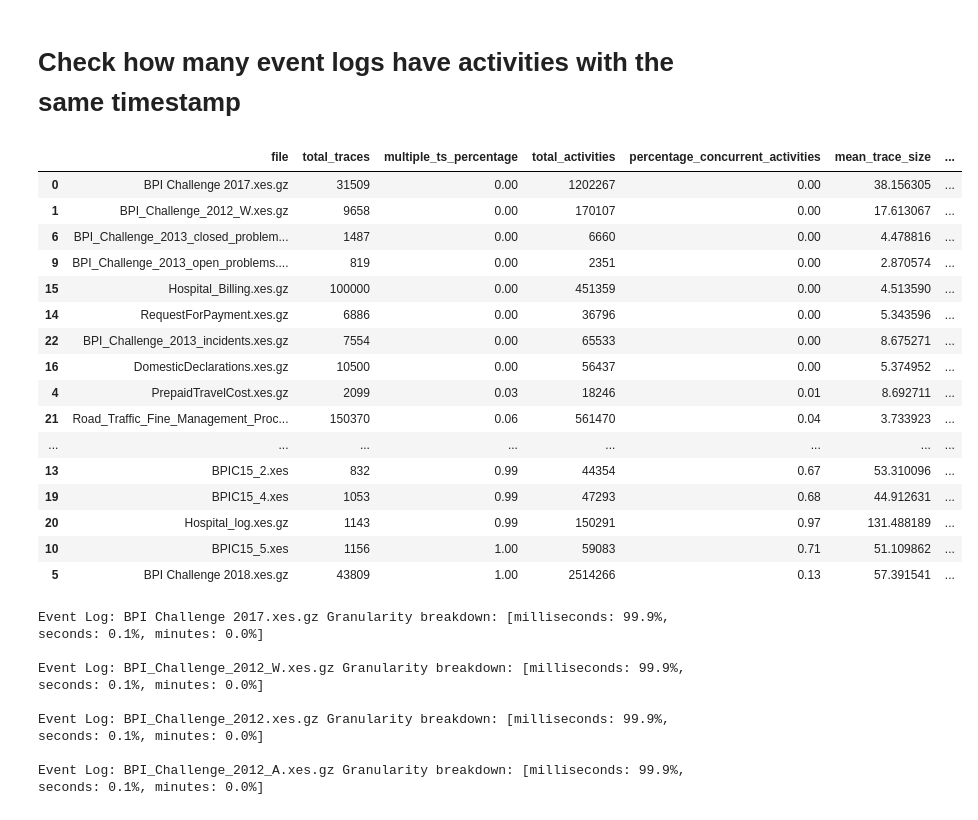
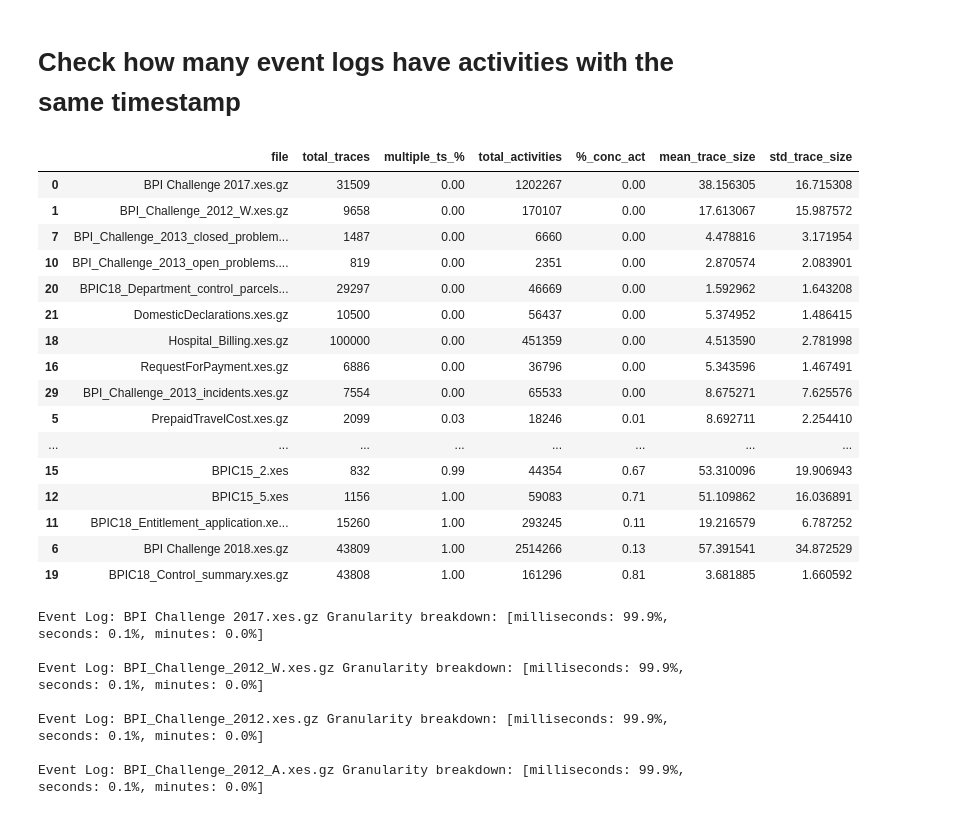
Before and after one commit to BernoldAZ/partial_order_predictions, a Jupyter notebook: Check_logs.ipynb, the cells around one changed output. Saved outputs shown, nothing was run; the diff lists cells and outputs as text; code cells hidden in the pictures.

```diff
--- a/Check_logs.ipynb
+++ b/Check_logs.ipynb
@@ -0,0 +5,9 @@
+# %%
+from split_bpi2018_by_doctype import load_log,verify_split, split_by_doctype
+
+log_path ="all_event_logs/BPI Challenge 2018.xes.gz"
+out_dir = "all_event_logs"
+
+source_log, df = load_log(log_path)
+print(df['doctype'].value_counts())
+split_by_doctype(df, source_log, out_dir)
@@ -171,34 +203,34 @@ def summarize_duplicates_text(results):
     print(f"\n{files_with_duplicates} out of {len(valid)} event logs have trace with duplicated timestamps.")
 # %%
 path = "all_event_logs"
-results = analyze_xes_folder_parallel(path,24)
+results = analyze_xes_folder_parallel(path,32)
 # %%
 import pandas as pd
 
 df = pd.DataFrame(results)
-df["multiple_ts_percentage"] = (df["traces_with_duplicates"] / df["total_traces"]).round(2)
-df["percentage_concurrent_activities"] = (df["num_concurrent_activities"] / df["total_activities"]).round(2)
+df["multiple_ts_%"] = (df["traces_with_duplicates"] / df["total_traces"]).round(2)
+df["%_conc_act"] = (df["num_concurrent_activities"] / df["total_activities"]).round(2)
 
-df_view = df[["file", "total_traces", "multiple_ts_percentage", "total_activities", "percentage_concurrent_activities","mean_trace_size","std_trace_size","timestamp_granularity_pcts"]]
-df_view.sort_values(by="multiple_ts_percentage")
+df_view = df[["file", "total_traces", "multiple_ts_%", "total_activities", "%_conc_act","mean_trace_size","std_trace_size"]]
+df_view.sort_values(by="multiple_ts_%")
 # %% [output]
-|  | file | total_traces | multiple_ts_percentage | total_activities | percentage_concurrent_activities | mean_trace_size | ... |
-| 0 | BPI Challenge 2017.xes.gz | 31509 | 0.00 | 1202267 | 0.00 | 38.156305 | ... |
-| 1 | BPI_Challenge_2012_W.xes.gz | 9658 | 0.00 | 170107 | 0.00 | 17.613067 | ... |
-| 6 | BPI_Challenge_2013_closed_problem... | 1487 | 0.00 | 6660 | 0.00 | 4.478816 | ... |
-| 9 | BPI_Challenge_2013_open_problems.... | 819 | 0.00 | 2351 | 0.00 | 2.870574 | ... |
-| 15 | Hospital_Billing.xes.gz | 100000 | 0.00 | 451359 | 0.00 | 4.513590 | ... |
-| 14 | RequestForPayment.xes.gz | 6886 | 0.00 | 36796 | 0.00 | 5.343596 | ... |
-| 22 | BPI_Challenge_2013_incidents.xes.gz | 7554 | 0.00 | 65533 | 0.00 | 8.675271 | ... |
-| 16 | DomesticDeclarations.xes.gz | 10500 | 0.00 | 56437 | 0.00 | 5.374952 | ... |
-| 4 | PrepaidTravelCost.xes.gz | 2099 | 0.03 | 18246 | 0.01 | 8.692711 | ... |
-| 21 | Road_Traffic_Fine_Management_Proc... | 150370 | 0.06 | 561470 | 0.04 | 3.733923 | ... |
+|  | file | total_traces | multiple_ts_% | total_activities | %_conc_act | mean_trace_size | std_trace_size |
+| 0 | BPI Challenge 2017.xes.gz | 31509 | 0.00 | 1202267 | 0.00 | 38.156305 | 16.715308 |
+| 1 | BPI_Challenge_2012_W.xes.gz | 9658 | 0.00 | 170107 | 0.00 | 17.613067 | 15.987572 |
+| 7 | BPI_Challenge_2013_closed_problem... | 1487 | 0.00 | 6660 | 0.00 | 4.478816 | 3.171954 |
+| 10 | BPI_Challenge_2013_open_problems.... | 819 | 0.00 | 2351 | 0.00 | 2.870574 | 2.083901 |
+| 20 | BPIC18_Department_control_parcels... | 29297 | 0.00 | 46669 | 0.00 | 1.592962 | 1.643208 |
+| 21 | DomesticDeclarations.xes.gz | 10500 | 0.00 | 56437 | 0.00 | 5.374952 | 1.486415 |
+| 18 | Hospital_Billing.xes.gz | 100000 | 0.00 | 451359 | 0.00 | 4.513590 | 2.781998 |
+| 16 | RequestForPayment.xes.gz | 6886 | 0.00 | 36796 | 0.00 | 5.343596 | 1.467491 |
+| 29 | BPI_Challenge_2013_incidents.xes.gz | 7554 | 0.00 | 65533 | 0.00 | 8.675271 | 7.625576 |
+| 5 | PrepaidTravelCost.xes.gz | 2099 | 0.03 | 18246 | 0.01 | 8.692711 | 2.254410 |
 | ... | ... | ... | ... | ... | ... | ... | ... |
-| 13 | BPIC15_2.xes | 832 | 0.99 | 44354 | 0.67 | 53.310096 | ... |
-| 19 | BPIC15_4.xes | 1053 | 0.99 | 47293 | 0.68 | 44.912631 | ... |
-| 20 | Hospital_log.xes.gz | 1143 | 0.99 | 150291 | 0.97 | 131.488189 | ... |
-| 10 | BPIC15_5.xes | 1156 | 1.00 | 59083 | 0.71 | 51.109862 | ... |
-| 5 | BPI Challenge 2018.xes.gz | 43809 | 1.00 | 2514266 | 0.13 | 57.391541 | ... |
+| 15 | BPIC15_2.xes | 832 | 0.99 | 44354 | 0.67 | 53.310096 | 19.906943 |
+| 12 | BPIC15_5.xes | 1156 | 1.00 | 59083 | 0.71 | 51.109862 | 16.036891 |
+| 11 | BPIC18_Entitlement_application.xe... | 15260 | 1.00 | 293245 | 0.11 | 19.216579 | 6.787252 |
+| 6 | BPI Challenge 2018.xes.gz | 43809 | 1.00 | 2514266 | 0.13 | 57.391541 | 34.872529 |
+| 19 | BPIC18_Control_summary.xes.gz | 43808 | 1.00 | 161296 | 0.81 | 3.681885 | 1.660592 |
 # %%
 summarize_duplicates_text(results)
 # %% [output]
```
Also changed, not shown: parts of 4 cells of this notebook, 54 other files.
